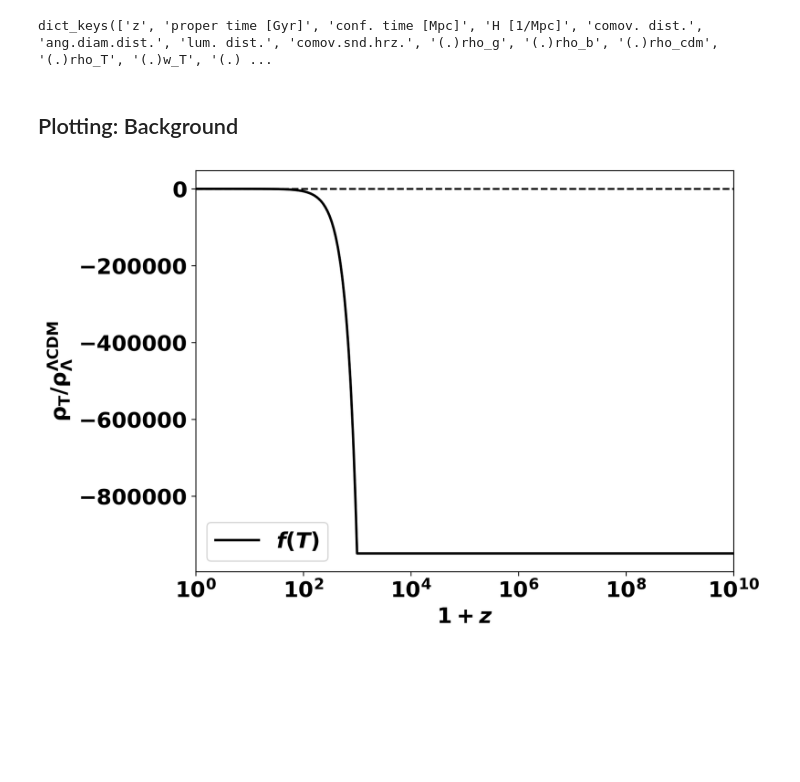
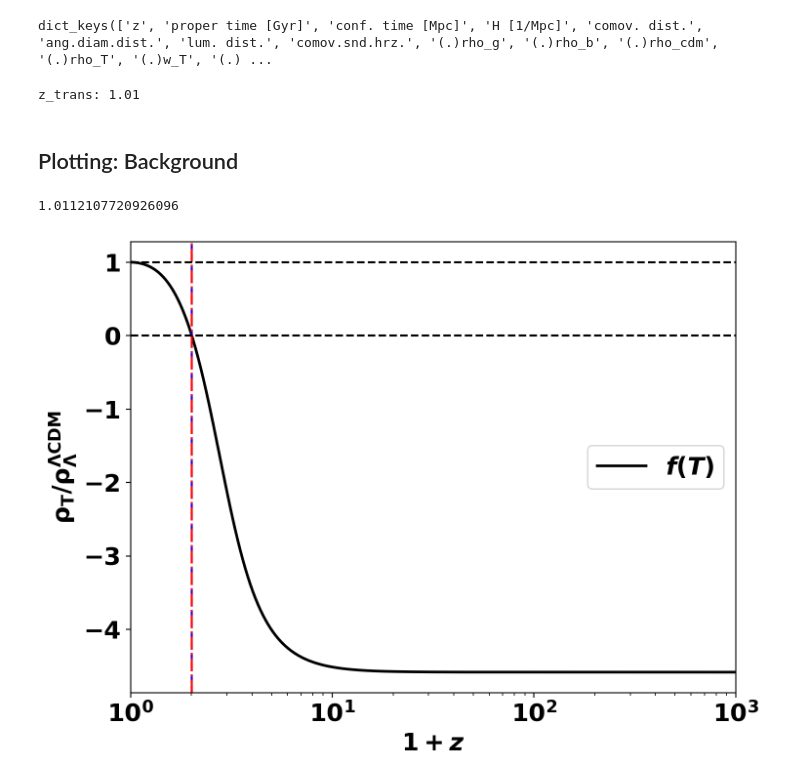
Before and after one commit to mwhashim/class_tmg, a Jupyter notebook: notebooks/TMG_tutorial.ipynb, the cells around one changed output. Saved outputs shown, nothing was run; the diff lists cells and outputs as text; code cells hidden in the pictures; blank space fills up the shorter version.

```diff
--- a/notebooks/TMG_tutorial.ipynb
+++ b/notebooks/TMG_tutorial.ipynb
@@ -79,26 +80,33 @@ prt_rslt_dict = model_fT.get_sources()
 bg_rslt_dict.keys()
 # %% [output]
 dict_keys(['z', 'proper time [Gyr]', 'conf. time [Mpc]', 'H [1/Mpc]', 'comov. dist.', 'ang.diam.dist.', 'lum. dist.', 'comov.snd.hrz.', '(.)rho_g', '(.)rho_b', '(.)rho_cdm', '(.)rho_T', '(.)w_T', '(.) ...
+# %%
+# density zero crossing redshift
+print('z_trans: %2.2f'% model_fT.z_tr)
+# %% [output]
+z_trans: 1.01
 # %% [markdown]
 ## Plotting: Background
 # %%
 plt.figure(figsize=(8,6))
 plt.subplots_adjust(wspace=0.0, hspace=0.0)
 plt.semilogx(1 + bg_rslt_dict['z'], bg_rslt_dict['(.)rho_T']/bg_rslt_dict_lcdm['(.)rho_lambda'], lw=2., ls ='-', c='k', label = r'$f(T)$')
-# idx = bg_rslt_dict['(.)rho_T'] <= 0.0
-# print(bg_rslt_dict['z'][idx][-1])
-#plt.axvline(1 + bg_rslt_dict['z'][idx][-1], lw=1.5, ls='--', c='b')
+idx = bg_rslt_dict['(.)rho_T'] <= 0.0
+print(bg_rslt_dict['z'][idx][-1])
+plt.axvline(1 + bg_rslt_dict['z'][idx][-1], lw=1.5, ls='--', c='b')
+plt.axvline(1 + model_fT.z_tr, lw=1.5, ls='-.', c='r')
 plt.legend(ncols=1, fontsize=18)
 plt.axhline(1.0, lw=1.5, ls='--', c='k')
 plt.axhline(0.0, lw=1.5, ls='--', c='k')
-plt.xlim(1, 1e10)
+plt.xlim(1, 1e3)
 #plt.ylim(-8e0, 2e0)
 plt.xlabel(r'$1+z$', fontsize=18)
 plt.ylabel(r'$\rm \rho_T/\rho_{\Lambda}^{\Lambda CDM}$', fontsize=18)
 #plt.savefig(savedir + 'Hubble_vs_z_fT_R_1.png', bbox_inches='tight')
 plt.show()
 # %% [output]
+1.0112107720926096
-[figure, old version]
+[figure, new version]
 # %%
 plt.figure(figsize=(8,6))
 plt.subplots_adjust(wspace=0.0, hspace=0.0)
```
Also changed, not shown: parts of 8 cells of this notebook.
